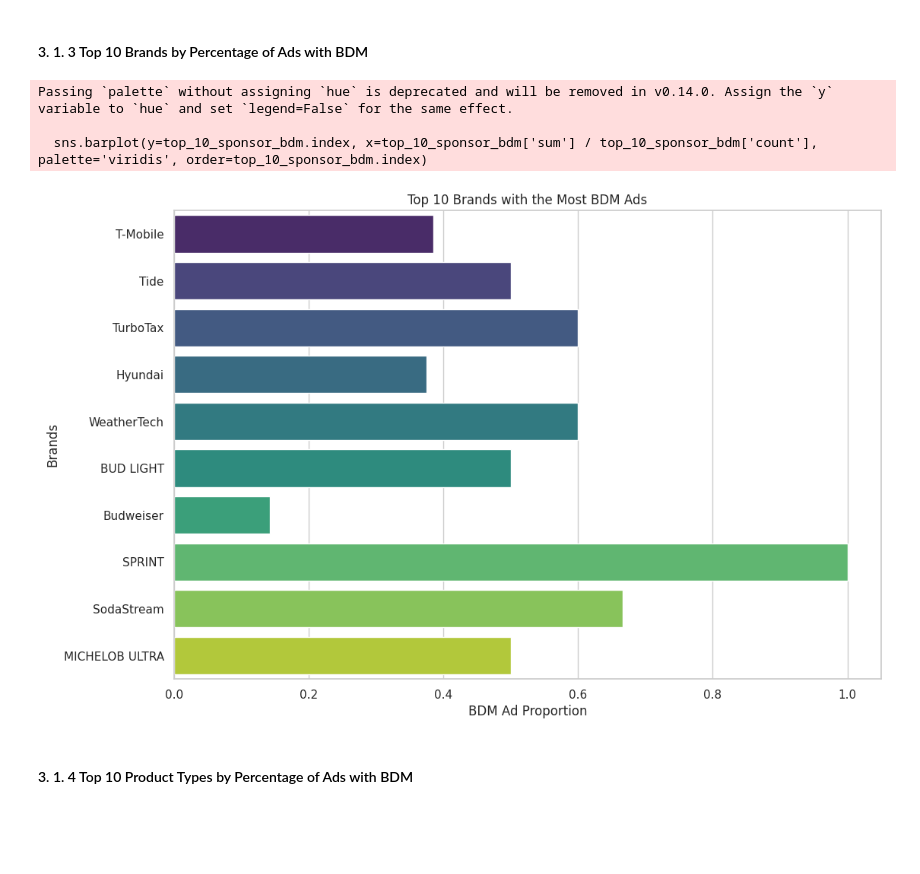
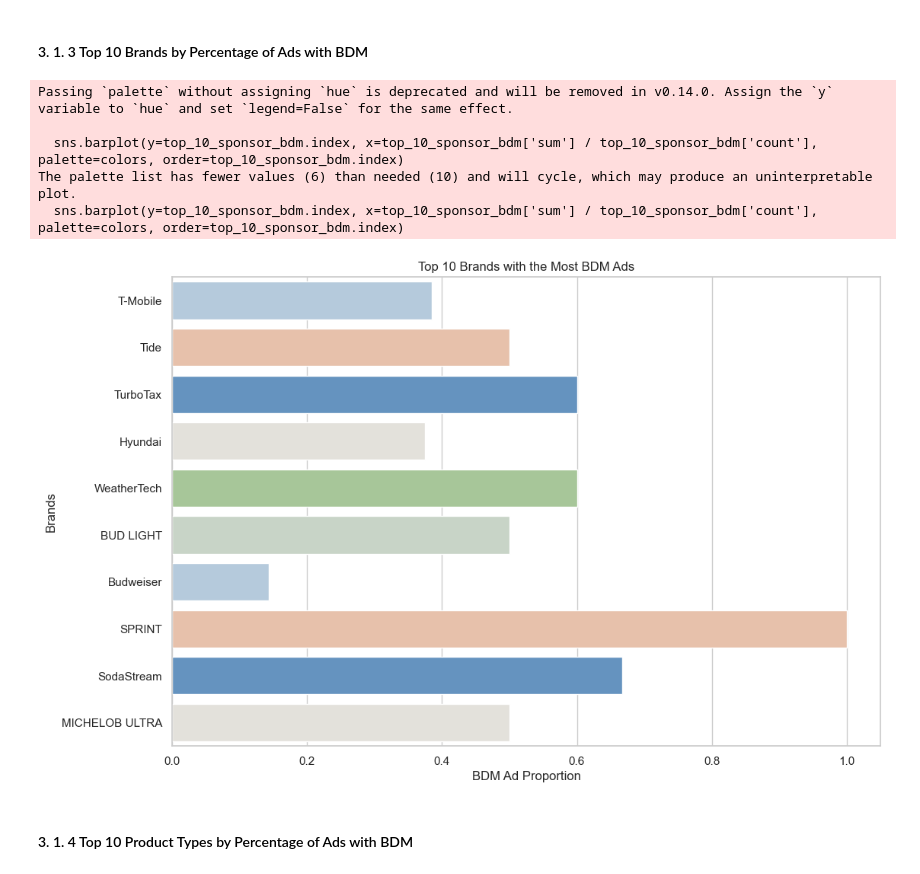
Before and after one commit to NilsLeo/Commercial-Brand-Differentiating-Message-Analysis, a Jupyter notebook: app/2 - Data Understanding.ipynb, the cells around one changed output. Saved outputs shown, nothing was run; the diff lists cells and outputs as text; code cells hidden in the pictures; blank space fills up the shorter version.

```diff
--- a/app/2 - Data Understanding.ipynb
+++ b/app/2 - Data Understanding.ipynb
@@ -17,6 +17,8 @@ suffixes=('_old', '')
 correlation = final_excel
 
 sns.set(style="whitegrid")
+
+colors = colors = ['#AFCAE2', '#F1BEA1', '#5694CE', '#E4E1DA', '#A4CD91', '#C6D6C5']
 # %% [markdown]
 ### 3. 1 Visualization of Background Data
 # %% [markdown]
@@ -47,8 +49,8 @@ bdm['Year'] = pd.Categorical(bdm['Year'], categories=sorted(bdm['Year'].unique()
 year_bdm_counts = bdm.groupby(['Year', 'BDM']).size().unstack(fill_value=0)
 
 # visualize the number of ads per year and BDM
-colors = sns.color_palette("pastel")
 ax = year_bdm_counts.plot(kind='bar', stacked=True, figsize=(12, 8), color=colors)
+
 plt.xlabel('Year')
 plt.ylabel('Number of Ads')
 plt.title('Ads per Year with BDM Classification')
@@ -67,27 +69,29 @@ plt.show()
 # %%
 
 
 # Calculate the number of ads per brand and the number of BDM ads
 sponsor_bdm = bdm.groupby('Sponsor')['BDM'].agg(['count', 'sum'])
 sponsor_bdm['BDM%'] = sponsor_bdm['sum'] / sponsor_bdm['count']
 sponsor_bdm = sponsor_bdm.sort_values(by='sum', ascending=False)
 
 # Select the top 10 brands by the number of BDM ads
 top_10_sponsor_bdm = sponsor_bdm.head(10)
 
 
 # Plot bar plot
 plt.figure(figsize=(12, 8))
-sns.barplot(y=top_10_sponsor_bdm.index, x=top_10_sponsor_bdm['sum'] / top_10_sponsor_bdm['count'], palette='viridis', order=top_10_sponsor_bdm.index)
+sns.barplot(y=top_10_sponsor_bdm.index, x=top_10_sponsor_bdm['sum'] / top_10_sponsor_bdm['count'], palette=colors, order=top_10_sponsor_bdm.index)
 plt.xlabel('BDM Ad Proportion')
 plt.ylabel('Brands')
 plt.title('Top 10 Brands with the Most BDM Ads')
 plt.show()
 # %% [output]
 Passing `palette` without assigning `hue` is deprecated and will be removed in v0.14.0. Assign the `y` variable to `hue` and set `legend=False` for the same effect.
 
-  sns.barplot(y=top_10_sponsor_bdm.index, x=top_10_sponsor_bdm['sum'] / top_10_sponsor_bdm['count'], palette='viridis', order=top_10_sponsor_bdm.index)
+  sns.barplot(y=top_10_sponsor_bdm.index, x=top_10_sponsor_bdm['sum'] / top_10_sponsor_bdm['count'], palette=colors, order=top_10_sponsor_bdm.index)
+The palette list has fewer values (6) than needed (10) and will cycle, which may produce an uninterpretable plot.
+  sns.barplot(y=top_10_sponsor_bdm.index, x=top_10_sponsor_bdm['sum'] / top_10_sponsor_bdm['count'], palette=colors, order=top_10_sponsor_bdm.index)
-[figure, old version]
+[figure, new version]
 # %% [markdown]
 #### 3. 1. 4 Top 10 Product Types by Percentage of Ads with BDM
 # %%
```
Also changed, not shown: parts of 7 cells of this notebook.
